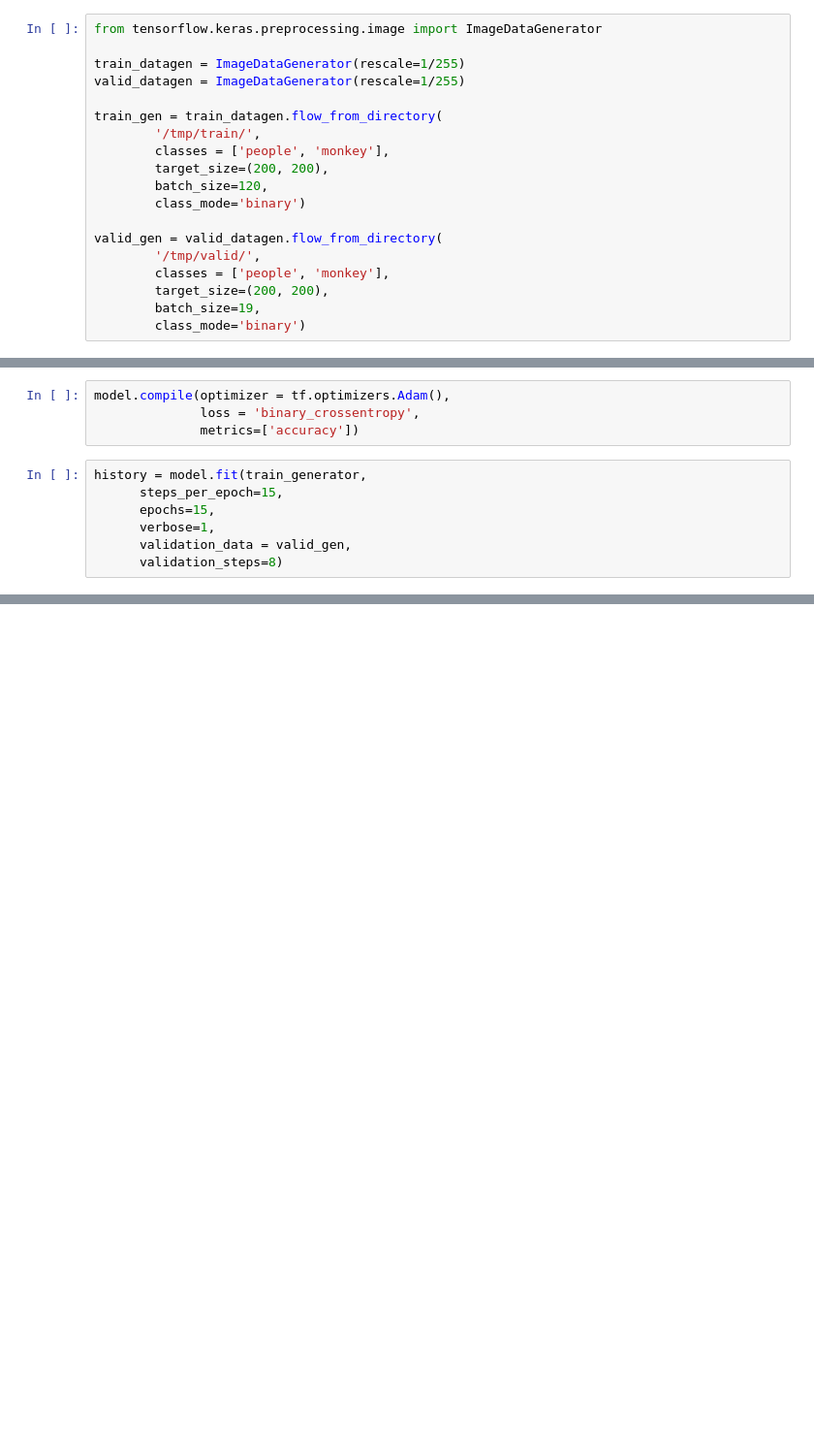
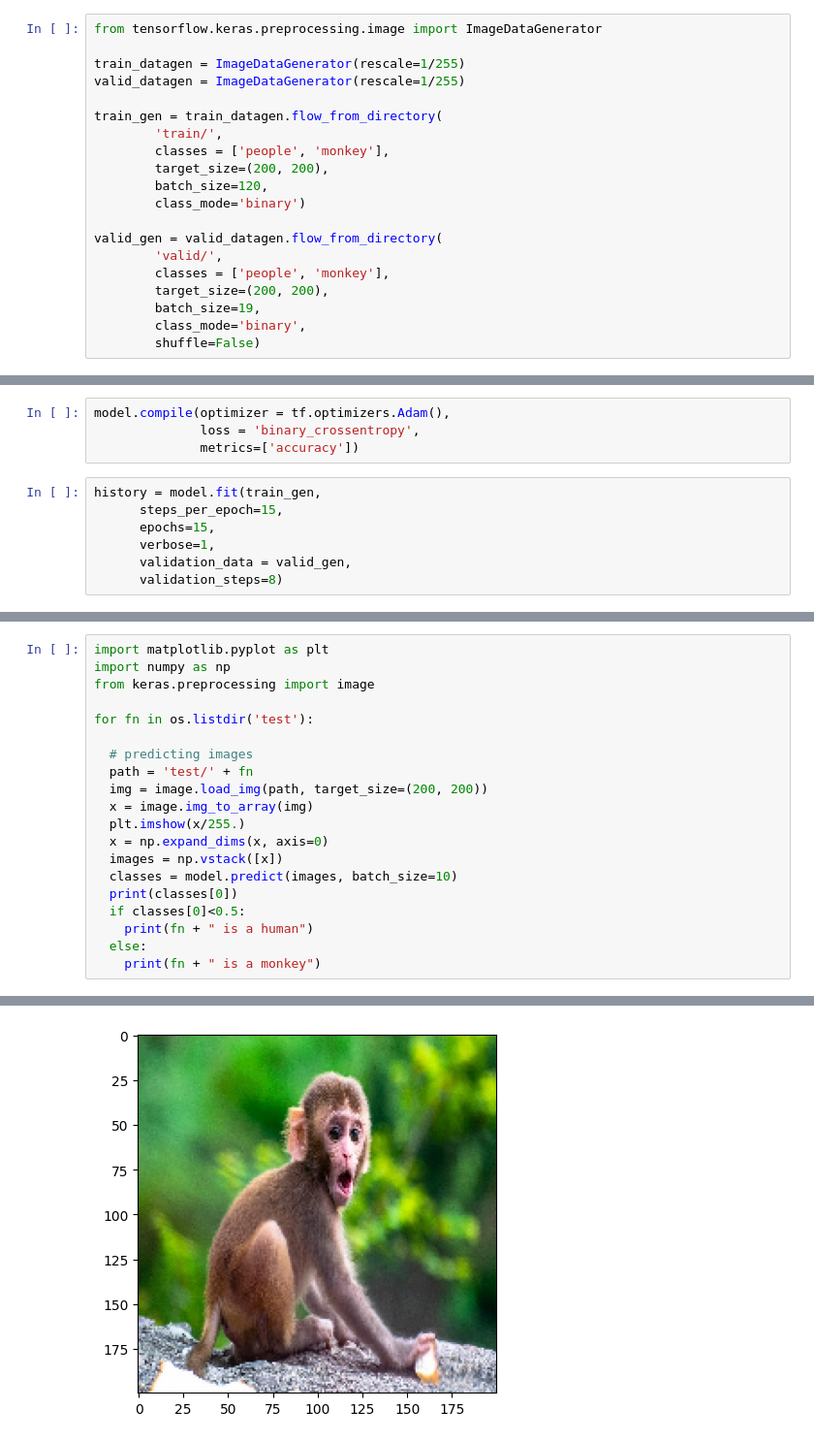
Before and after one commit to Light-creator/DG_Labs, a Jupyter notebook: nn/nn.ipynb, the cells around one changed output, grey strips where cells are left out. Shown at 97% size. Drawn from its saved outputs; the diff is of its cells as text; blank space fills up the shorter version.

```diff
--- a/nn/nn.ipynb
+++ b/nn/nn.ipynb
@@ -22,16 +22,17 @@ train_datagen = ImageDataGenerator(rescale=1/255)
 valid_datagen = ImageDataGenerator(rescale=1/255)
 
 train_gen = train_datagen.flow_from_directory(
-        '/tmp/train/',
+        'train/',
         classes = ['people', 'monkey'],
         target_size=(200, 200),
         batch_size=120,
         class_mode='binary')
 
 valid_gen = valid_datagen.flow_from_directory(
-        '/tmp/valid/',
+        'valid/',
         classes = ['people', 'monkey'],
         target_size=(200, 200),
         batch_size=19,
-        class_mode='binary')
+        class_mode='binary',
+        shuffle=False)
 # %% [output]
@@ -59,7 +75,7 @@ model.compile(optimizer = tf.optimizers.Adam(),
               loss = 'binary_crossentropy',
               metrics=['accuracy'])
 # %%
-history = model.fit(train_generator,
+history = model.fit(train_gen,
       steps_per_epoch=15,
       epochs=15,
       verbose=1,
@@ -69,0 +109,21 @@ model.evaluate(validation_generator)
+# %%
+import matplotlib.pyplot as plt
+import numpy as np
+from keras.preprocessing import image
+
+for fn in os.listdir('test'):
+
+  # predicting images
+  path = 'test/' + fn
+  img = image.load_img(path, target_size=(200, 200))
+  x = image.img_to_array(img)
+  plt.imshow(x/255.)
+  x = np.expand_dims(x, axis=0)
+  images = np.vstack([x])
+  classes = model.predict(images, batch_size=10)
+  print(classes[0])
+  if classes[0]<0.5:
+    print(fn + " is a human")
+  else:
+    print(fn + " is a monkey")
+# %% [output]
@@ -69,0 +147 @@ model.evaluate(validation_generator)
+[figure, added]
```
Also changed, not shown: parts of 9 cells of this notebook, 3 other files.
